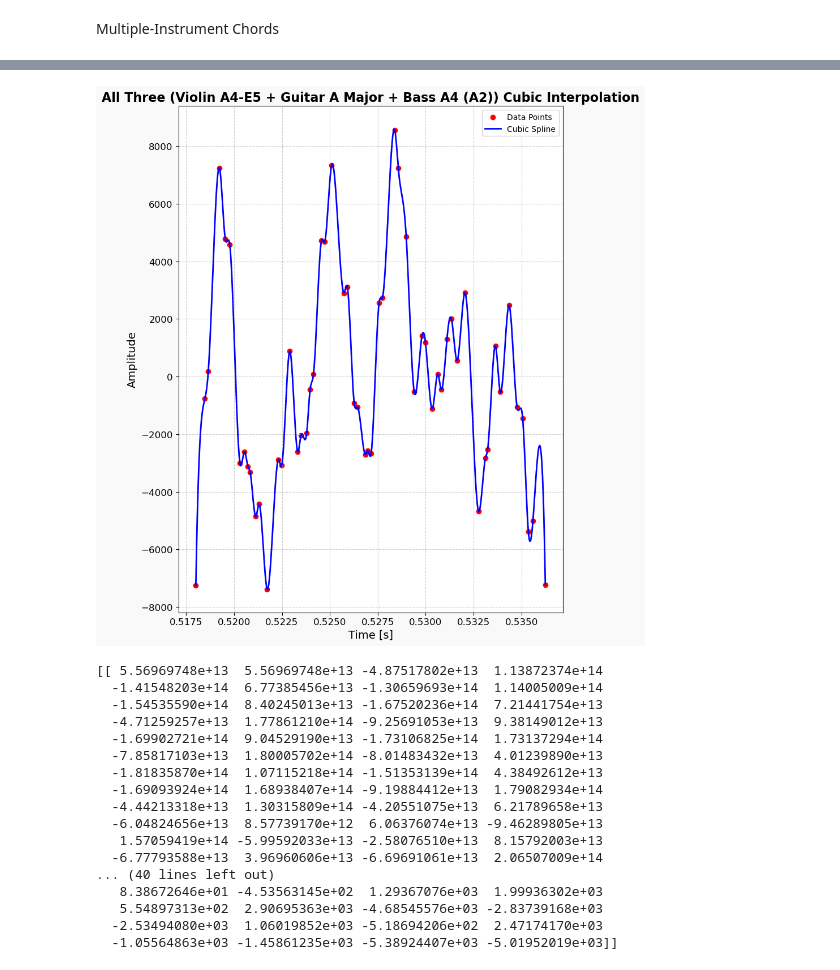
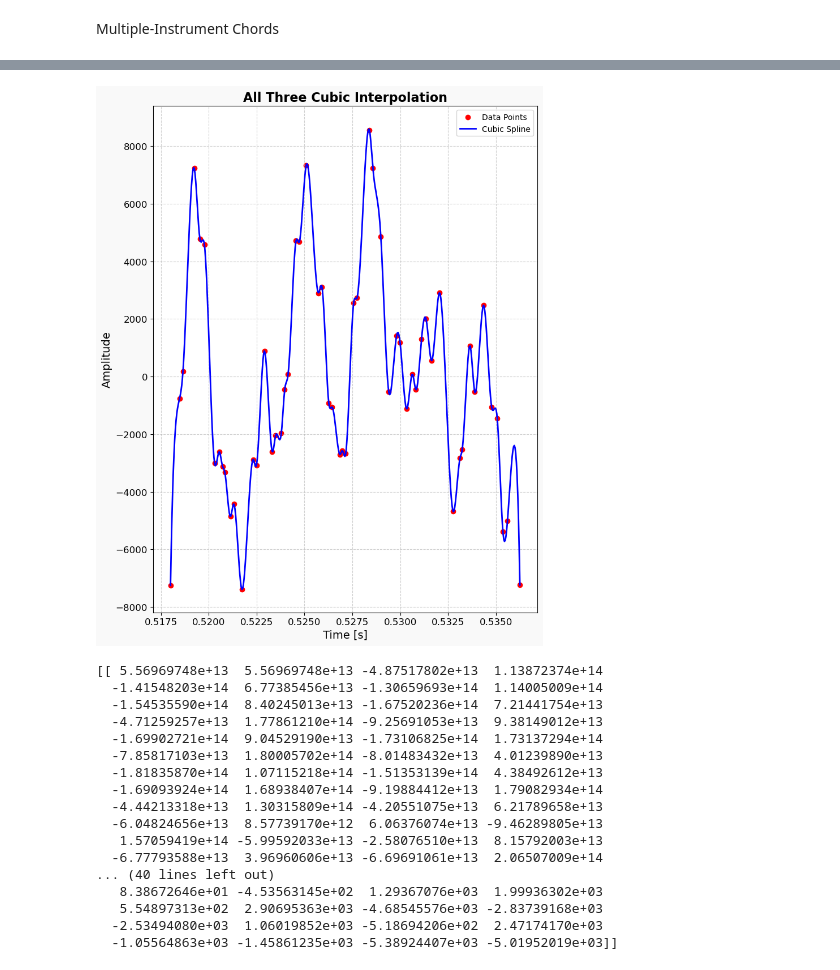
Before and after one commit to RobbenWijanathan/string-signal-analysis, a Jupyter notebook: cubic_interpolation.ipynb, the cells around one changed output, grey strips where cells are left out. Cells and saved outputs as stored; diff of their text form; code cells hidden in the pictures.

Commit message:
Update plot

```diff
--- a/cubic_interpolation.ipynb
+++ b/cubic_interpolation.ipynb
@@ -259,35 +259,35 @@ print(cs.c)
 # %%
 # All Three
 
 data = pd.read_csv("./plot_data/All Three.csv", header=None)
 x = data.iloc[:, 0].values
 y = data.iloc[:, 1].values
 
 sorted_indices = np.argsort(x)
 x = x[sorted_indices]
 y = y[sorted_indices]
 
 cs = CubicSpline(x, y)
 
 x_smooth = np.linspace(min(x), max(x), 500)
 y_smooth = cs(x_smooth)
 
 plt.figure(figsize=(8, 10))
 plt.scatter(x, y, color='red', label='Data Points')
 plt.plot(x_smooth, y_smooth, color='blue', linewidth=2, label='Cubic Spline')
-plt.title("All Three (Violin A4-E5 + Guitar A Major + Bass A4 (A2)) Cubic Interpolation", fontsize=16, weight='bold')
+plt.title("All Three Cubic Interpolation", fontsize=16, weight='bold')
 plt.xlabel("Time [s]", fontsize=14)
 plt.ylabel("Amplitude", fontsize=14)
 plt.grid(True, linestyle='--', alpha=0.6)
 plt.tick_params(axis='both', labelsize=12)
 plt.gcf().patch.set_facecolor('#f9f9f9')
 plt.tight_layout()
 plt.legend()
 plt.show()
 
 print(cs.c)
 # %% [output]
-[figure, old version]
+[figure, new version]
 [[ 5.56969748e+13  5.56969748e+13 -4.87517802e+13  1.13872374e+14
   -1.41548203e+14  6.77385456e+13 -1.30659693e+14  1.14005009e+14
   -1.54535590e+14  8.40245013e+13 -1.67520236e+14  7.21441754e+13
```
Also changed, not shown: 1 other file.
